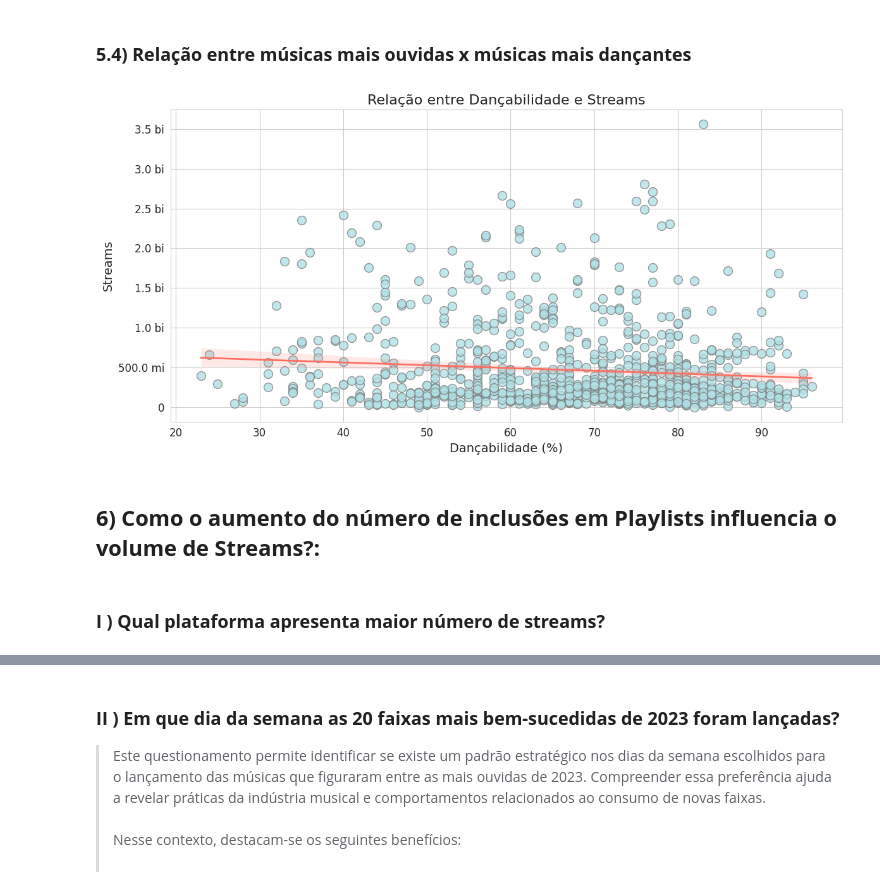
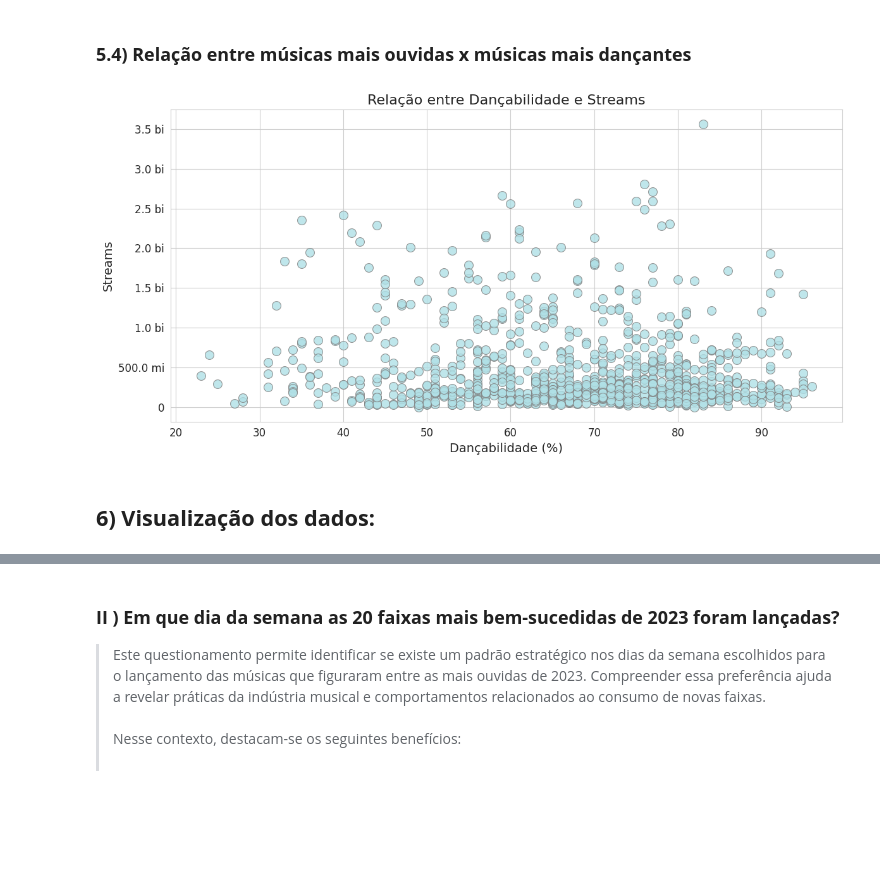
Before and after one commit to alyciandrade/CienciaDeDados, a Jupyter notebook: notebooks/charts-spotify.ipynb, the cells around one changed output, grey strips where cells are left out. Saved outputs shown, nothing was run; the diff lists cells and outputs as text; code cells hidden in the pictures; blank space fills up the shorter version.

```diff
--- a/notebooks/charts-spotify.ipynb
+++ b/notebooks/charts-spotify.ipynb
@@ -287,36 +285,28 @@ plt.show()
 # %%
 plt.figure(figsize=(12,6))
 
-# Scatter com linha de tendência
-sns.regplot(
+sns.scatterplot(
     x='danceability_%',
     y='streams',
     data=df,
-    scatter=True,
-    scatter_kws={
-        's':100,
-        'color':'#B0E0E6',
-        'edgecolor':'gray',
-        'alpha':0.8
-    },
-    line_kws={
-        'color':'#FF6F61',
-        'linewidth':2
-    }
+    s=100,
+    color='#B0E0E6',
+    edgecolor='gray',
+    alpha=0.8
 )
 
 plt.title('Relação entre Dançabilidade e Streams', fontsize=16)
 plt.xlabel('Dançabilidade (%)', fontsize=14)
 plt.ylabel('Streams', fontsize=14)
 plt.xticks(fontsize=12)
 plt.yticks(fontsize=12)
+
 plt.gca().yaxis.set_major_formatter(FuncFormatter(formatar_bilhoes))
+
 plt.tight_layout()
-plt.savefig(os.path.join(FIG_DIR, "relação_dancabilidade_streams"), dpi=300)
+plt.savefig(os.path.join(FIG_DIR, "relacao_dancabilidade_streams"), dpi=300)
 plt.show()
 # %% [output]
-[figure, old version]
+[figure, new version]
-# %% [markdown]
-## **6) Como o aumento do número de inclusões em Playlists influencia o volume de Streams?:**
-# %% [markdown]
-### **I ) Qual plataforma apresenta maior número de streams?**
+# %% [markdown]
+## **6) Visualização dos dados:**
```
Also changed, not shown: parts of 10 cells of this notebook, 11 other files.
